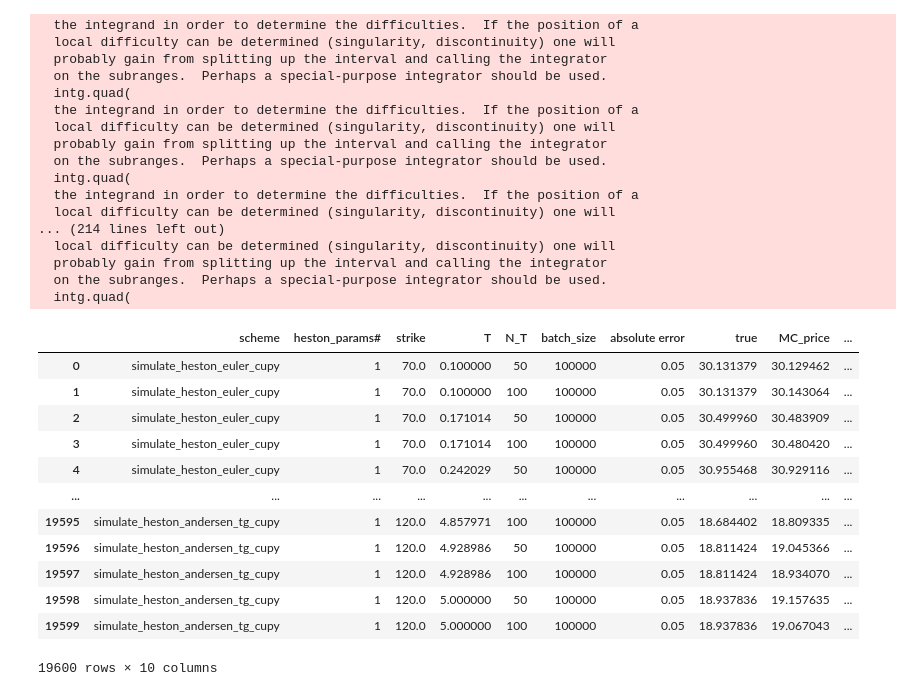
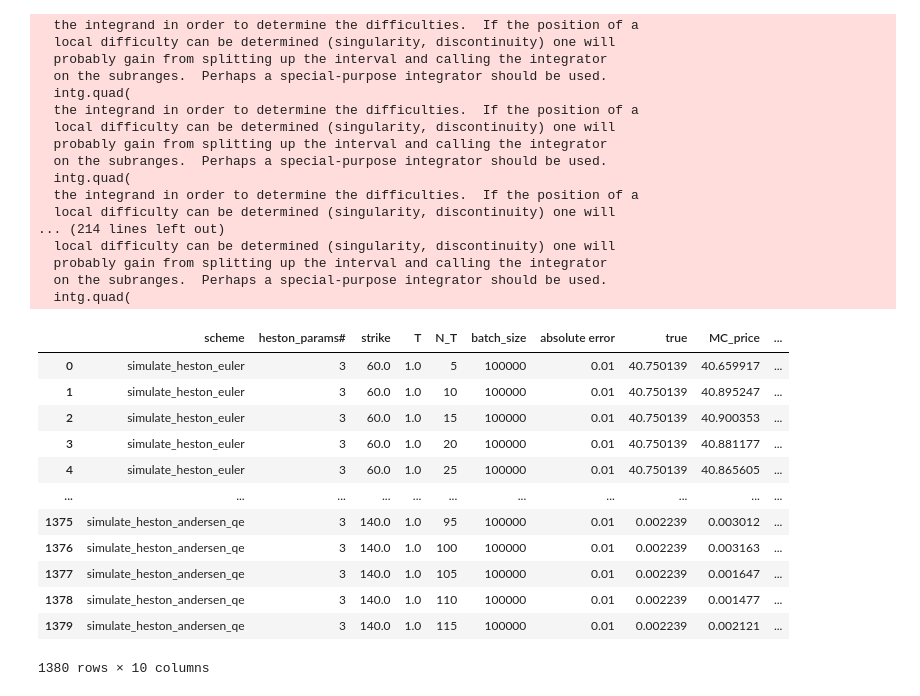
Before and after one commit to ArtemySazonov/Stochastic-Volatility-Models, a Jupyter notebook: Code/run_grid_cupy.ipynb, the cells around one changed output. Saved outputs shown, nothing was run; the diff lists cells and outputs as text; code cells hidden in the pictures.

```diff
--- a/Code/run_grid_cupy.ipynb
+++ b/Code/run_grid_cupy.ipynb
@@ -137,16 +171,2 @@ MC_compare_models_grid_test_1  = pd.read_csv('Data/evaluation/MC_compare_models_
-# %%
-MC_compare_models_grid_test_1
-# %% [output]
-|  | scheme | heston_params# | strike | T | N_T | batch_size | absolute error | true | MC_price | ... |
-| 0 | simulate_heston_euler_cupy | 1 | 70.0 | 0.100000 | 50 | 100000 | 0.05 | 30.131379 | 30.129462 | ... |
-| 1 | simulate_heston_euler_cupy | 1 | 70.0 | 0.100000 | 100 | 100000 | 0.05 | 30.131379 | 30.143064 | ... |
-| 2 | simulate_heston_euler_cupy | 1 | 70.0 | 0.171014 | 50 | 100000 | 0.05 | 30.499960 | 30.483909 | ... |
-| 3 | simulate_heston_euler_cupy | 1 | 70.0 | 0.171014 | 100 | 100000 | 0.05 | 30.499960 | 30.480420 | ... |
-| 4 | simulate_heston_euler_cupy | 1 | 70.0 | 0.242029 | 50 | 100000 | 0.05 | 30.955468 | 30.929116 | ... |
-| ... | ... | ... | ... | ... | ... | ... | ... | ... | ... | ... |
-| 19595 | simulate_heston_andersen_tg_cupy | 1 | 120.0 | 4.857971 | 100 | 100000 | 0.05 | 18.684402 | 18.809335 | ... |
-| 19596 | simulate_heston_andersen_tg_cupy | 1 | 120.0 | 4.928986 | 50 | 100000 | 0.05 | 18.811424 | 19.045366 | ... |
-| 19597 | simulate_heston_andersen_tg_cupy | 1 | 120.0 | 4.928986 | 100 | 100000 | 0.05 | 18.811424 | 18.934070 | ... |
-| 19598 | simulate_heston_andersen_tg_cupy | 1 | 120.0 | 5.000000 | 50 | 100000 | 0.05 | 18.937836 | 19.157635 | ... |
-| 19599 | simulate_heston_andersen_tg_cupy | 1 | 120.0 | 5.000000 | 100 | 100000 | 0.05 | 18.937836 | 19.067043 | ... |
-19600 rows × 10 columns
+# %%
+MC_compare_models_grid_test_numba = pd.read_csv('Data/evaluation/MC_compare_models_grid_test_numba.csv', index_col=0)
@@ -152,0 +175,16 @@ MC_compare_models_grid_test_1
+# %%
+MC_compare_models_grid_test_numba
+# %% [output]
+|  | scheme | heston_params# | strike | T | N_T | batch_size | absolute error | true | MC_price | ... |
+| 0 | simulate_heston_euler | 3 | 60.0 | 1.0 | 5 | 100000 | 0.01 | 40.750139 | 40.659917 | ... |
+| 1 | simulate_heston_euler | 3 | 60.0 | 1.0 | 10 | 100000 | 0.01 | 40.750139 | 40.895247 | ... |
+| 2 | simulate_heston_euler | 3 | 60.0 | 1.0 | 15 | 100000 | 0.01 | 40.750139 | 40.900353 | ... |
+| 3 | simulate_heston_euler | 3 | 60.0 | 1.0 | 20 | 100000 | 0.01 | 40.750139 | 40.881177 | ... |
+| 4 | simulate_heston_euler | 3 | 60.0 | 1.0 | 25 | 100000 | 0.01 | 40.750139 | 40.865605 | ... |
+| ... | ... | ... | ... | ... | ... | ... | ... | ... | ... | ... |
+| 1375 | simulate_heston_andersen_qe | 3 | 140.0 | 1.0 | 95 | 100000 | 0.01 | 0.002239 | 0.003012 | ... |
+| 1376 | simulate_heston_andersen_qe | 3 | 140.0 | 1.0 | 100 | 100000 | 0.01 | 0.002239 | 0.003163 | ... |
+| 1377 | simulate_heston_andersen_qe | 3 | 140.0 | 1.0 | 105 | 100000 | 0.01 | 0.002239 | 0.001647 | ... |
+| 1378 | simulate_heston_andersen_qe | 3 | 140.0 | 1.0 | 110 | 100000 | 0.01 | 0.002239 | 0.001477 | ... |
+| 1379 | simulate_heston_andersen_qe | 3 | 140.0 | 1.0 | 115 | 100000 | 0.01 | 0.002239 | 0.002121 | ... |
+1380 rows × 10 columns
```
Also changed, not shown: parts of 33 cells of this notebook, 4 other files.
